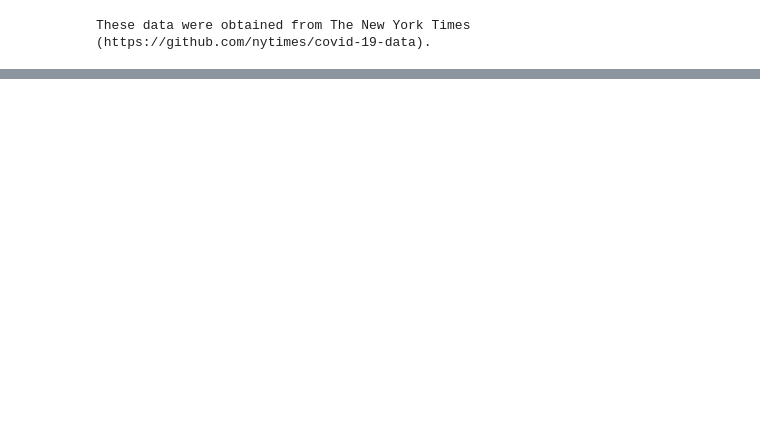
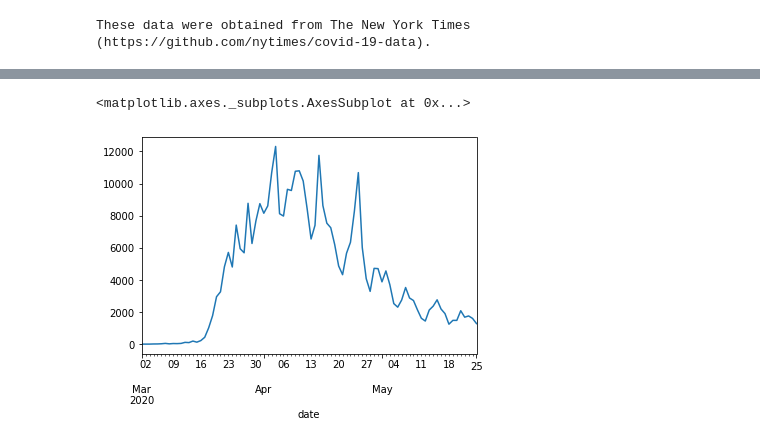
Before and after one commit to Vaisakh-Babu/pandas_practice, a Jupyter notebook: covid19data_practice_01.ipynb, the cells around one changed output, grey strips where cells are left out. Cells and saved outputs as stored; diff of their text form; code cells hidden in the pictures; blank space fills up the shorter version.

```diff
--- a/covid19data_practice_01.ipynb
+++ b/covid19data_practice_01.ipynb
@@ -50,0 +101,5 @@ df
+# %%
+ny.set_index('date').daily_cases.plot(kind = 'line')
+# %% [output]
+<matplotlib.axes._subplots.AxesSubplot at 0x...>
+[figure, added]
```
Also changed, not shown: parts of 12 cells of this notebook.
